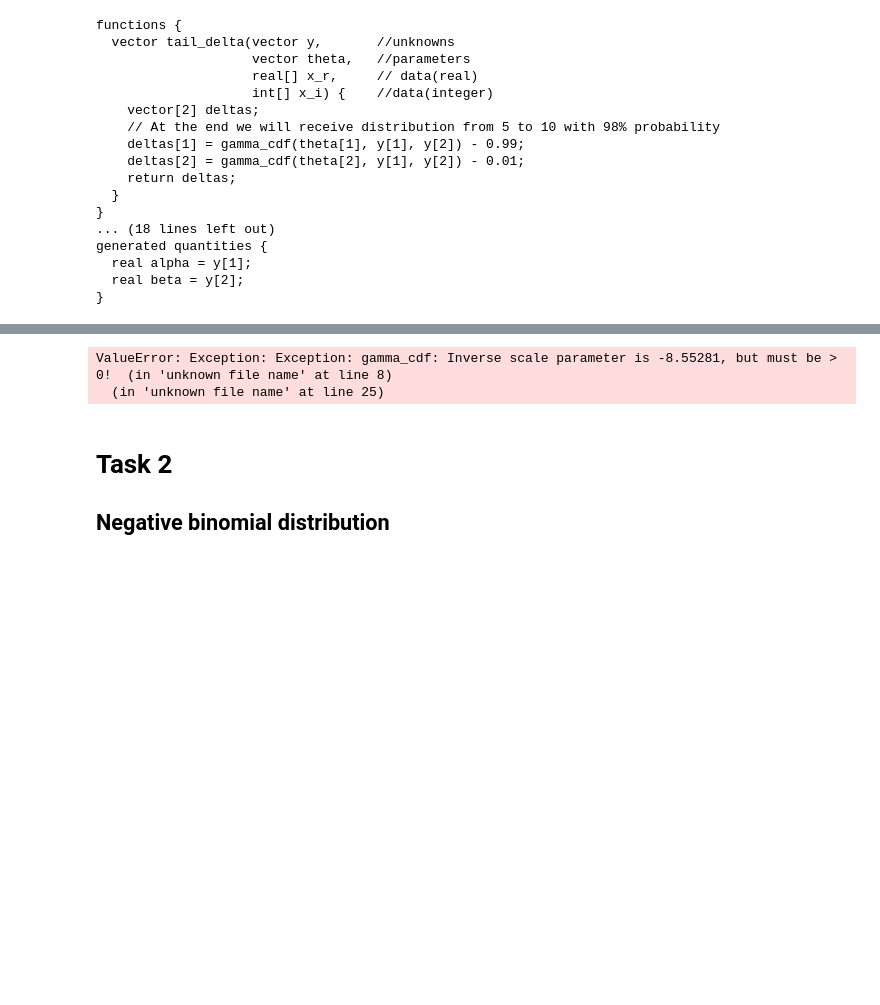
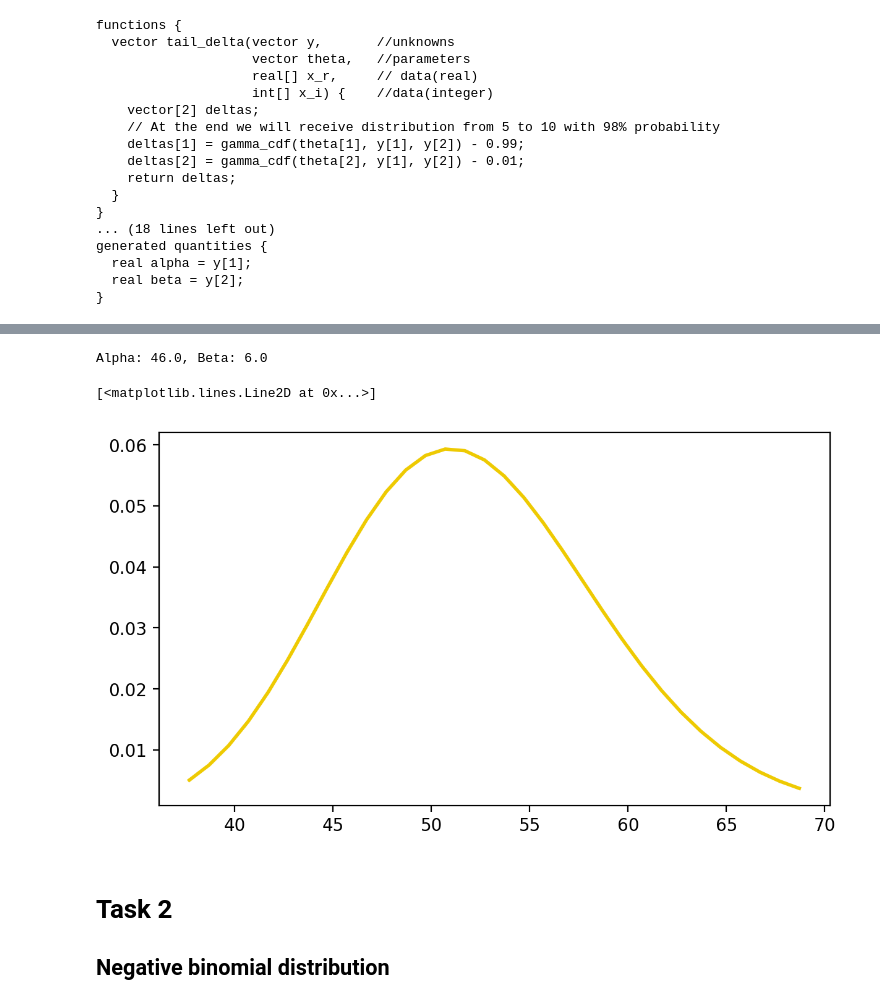
Before and after one commit to wkula/Data_Analytics, a Jupyter notebook: Lab3.ipynb, the cells around one changed output, grey strips where cells are left out. Cells and saved outputs as stored; diff of their text form; code cells hidden in the pictures; blank space fills up the shorter version.

Commit message:
Working solution for task1 but for wrong section

```diff
--- a/Lab3.ipynb
+++ b/Lab3.ipynb
@@ -105,14 +105,26 @@ Using cached StanModel
 # %%
-data=dict(y_guess=np.array([1,1]),theta=np.array([10,5]))
+data=dict(y_guess=np.array([1,0.1]),theta=np.array([10,5]))
 sim_nm = model_prior.sampling(data=data,
                             seed=1052020,
                             algorithm="Fixed_param",
                             iter=1,
                             warmup=0,
                             chains=1)
-# %% [output]
-ValueError: Exception: Exception: gamma_cdf: Inverse scale parameter is -8.55281, but must be > 0!  (in 'unknown file name' at line 8)
-  (in 'unknown file name' at line 25)
+# %%
+alpha = np.round(sim_nm.extract()['alpha'][0])
+beta = np.round(sim_nm.extract()['beta'][0])
+print('Alpha: {a}, Beta: {b}'.format(a=alpha, b=beta))
+# %% [output]
+Alpha: 46.0, Beta: 6.0
+# %%
+# Something goes wrong with section of distribution not sure why
+fig, axes = plt.subplots(1, 1, figsize=(7, 4))
+x = np.arange(stats.gamma.ppf(0.01, alpha, beta),
+              stats.gamma.ppf(0.99, alpha, beta))
+axes.plot(x,stats.gamma.pdf(x,alpha,beta),color=dark,linewidth=2)
+# %% [output]
+[<matplotlib.lines.Line2D at 0x...>]
+[figure, added]
 # %% [markdown]
 # Task 2
 ## Negative binomial distribution
```
Also changed, not shown: parts of 4 cells of this notebook, 4 other files.
